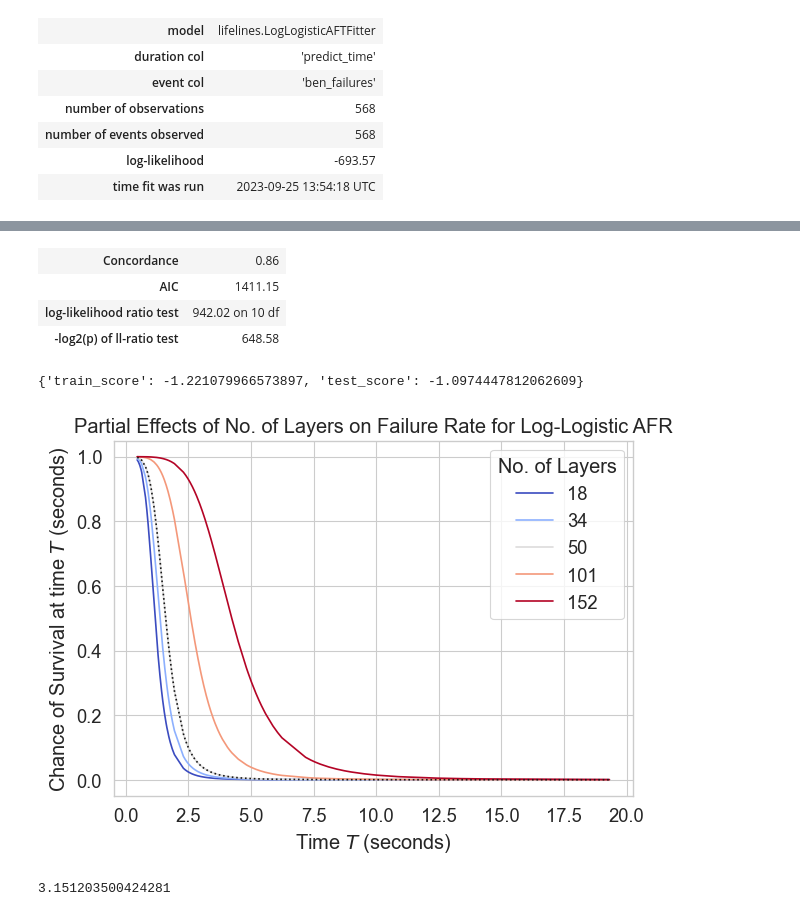
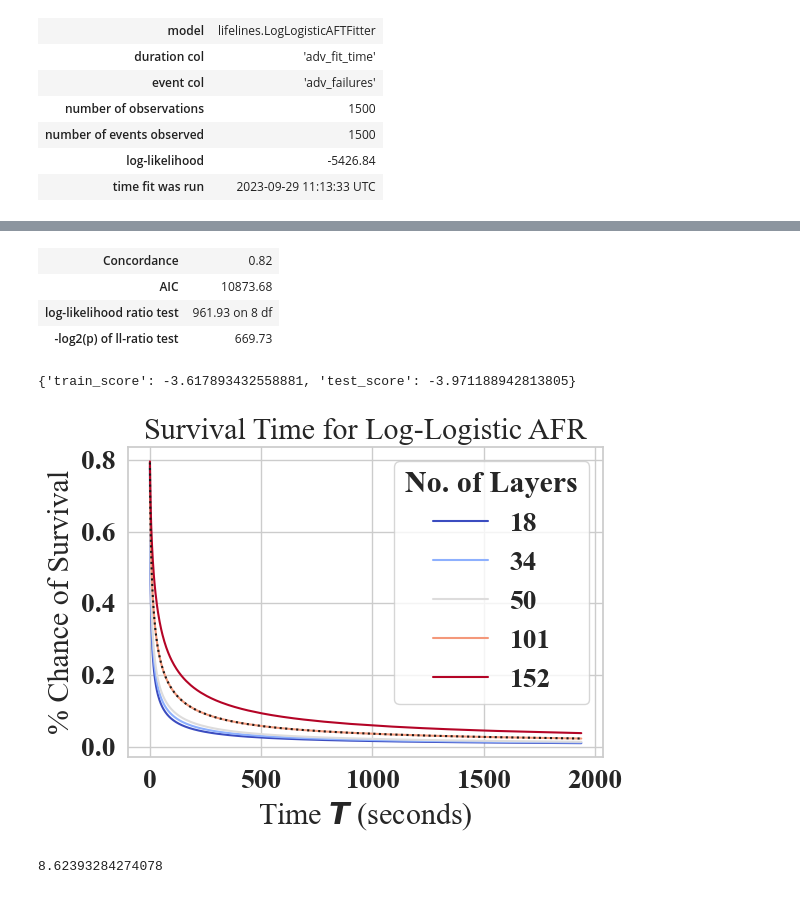
Before and after one commit to simplymathematics/deckard, a Jupyter notebook: examples/pytorch/weibull.ipynb, the cells around one changed output, grey strips where cells are left out. Drawn from its saved outputs; the diff is of its cells as text; code cells hidden in the pictures.

```diff
--- a/examples/pytorch/weibull.ipynb
+++ b/examples/pytorch/weibull.ipynb
@@ -162,14 +168,14 @@ def clean_data_for_aft(
 
 
 kwarg_list = [
-    "accuracy",
+    # "accuracy",
     "train_time",
     "predict_time",
     "atk_value",
     "def_value",
     "data.sample.random_state",
     "adv_failure_rate",
-    "failure_rate",
+    # "failure_rate",
     "model_layers",
     "adv_fit_time",
     # "atk_param",
@@ -186,10 +192,10 @@ kwarg_list = [
 
 # cleaned['accuracy'] = y
 # %%
-data.loc[:, "adv_failures"] = (1 - data.loc[:, "adv_accuracy"]) * 100
-data.loc[:, "ben_failures"] = (1 - data.loc[:, "accuracy"]) * 100
-target = "ben_failures"
-duration_col = "predict_time"
+data.loc[:, "adv_failures"] = (1 - data.loc[:, "adv_accuracy"])
+data.loc[:, "ben_failures"] = (1 - data.loc[:, "accuracy"])
+target = "adv_failures"
+duration_col = "adv_fit_time"
 cleaned, y, data = clean_data_for_aft(data, kwarg_list,  target=target)
 X_train, X_test, y_train, y_test = train_test_split(cleaned, y,  test_size=0.2, random_state=42)
 assert target in cleaned, f"Target {target} not in dataframe with columns {cleaned.columns}"
@@ -477,7 +477,7 @@ log_logistic_graph, llt = plot_aft(
     "log_logistic_aft.pdf",
     target,
     duration_col,
-    "Log Logistic AFT Model",
+    "Log Logistic AFR Model",
     "log_logistic",
     replacement_dict=log_logistic_dict,
 )
@@ -490,8 +490,8 @@ llt_partial = plot_partial_effects(
     covariate_array = "model_layers",
     values_array = [18, 34, 50, 101, 152],
     replacement_dict=log_logistic_dict,
-    title="Partial Effects of No. of Layers on Failure Rate for Log-Logistic AFR",
-    ylabel="Chance of Survival at time $T$ (seconds)",
+    title="Survival Time for Log-Logistic AFR",
+    ylabel="% Chance of Survival",
     xlabel="Time $T$ (seconds)",
     legend_kwargs={"title" : "No. of Layers", "labels" : ["18", "34", "50", "101", "152"]},
 
@@ -501,8 +501,8 @@ llt_partial = plot_partial_effects(
 | model | lifelines.LogLogisticAFTFitter |
-| duration col | 'predict_time' |
-| event col | 'ben_failures' |
-| number of observations | 568 |
-| number of events observed | 568 |
-| log-likelihood | -693.57 |
-| time fit was run | 2023-09-25 13:54:18 UTC |
+| duration col | 'adv_fit_time' |
+| event col | 'adv_failures' |
+| number of observations | 1500 |
+| number of events observed | 1500 |
+| log-likelihood | -5426.84 |
+| time fit was run | 2023-09-29 11:13:33 UTC |
 |  |  | coef | exp(coef) | se(coef) | coef lower 95% | coef upper 95% | exp(coef) lower 95% | ... |
@@ -521,13 +519,13 @@ llt_partial = plot_partial_effects(
-| Concordance | 0.86 |
-| AIC | 1411.15 |
-| log-likelihood ratio test | 942.02 on 10 df |
-| -log2(p) of ll-ratio test | 648.58 |
+| Concordance | 0.82 |
+| AIC | 10873.68 |
+| log-likelihood ratio test | 961.93 on 8 df |
+| -log2(p) of ll-ratio test | 669.73 |
-{'train_score': -1.221079966573897, 'test_score': -1.0974447812062609}
+{'train_score': -3.617893432558881, 'test_score': -3.971188942813805}
-[figure, old version]
+[figure, new version]
 # %%
 np.mean(llt.predict_median(X_train))
 # %% [output]
-3.151203500424281
+8.62393284274078
 # %%
 aft_dict = {
     "Weibull": wft,
```
Also changed, not shown: parts of 9 cells of this notebook, 9 other files.
